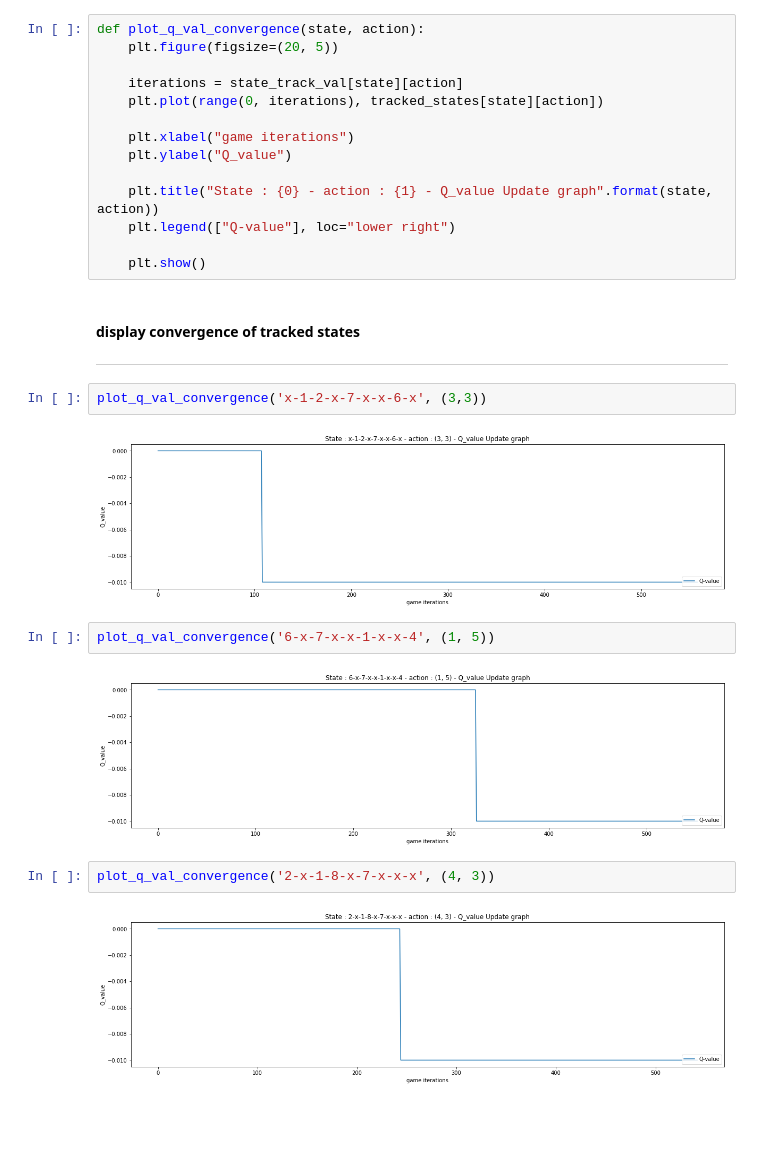
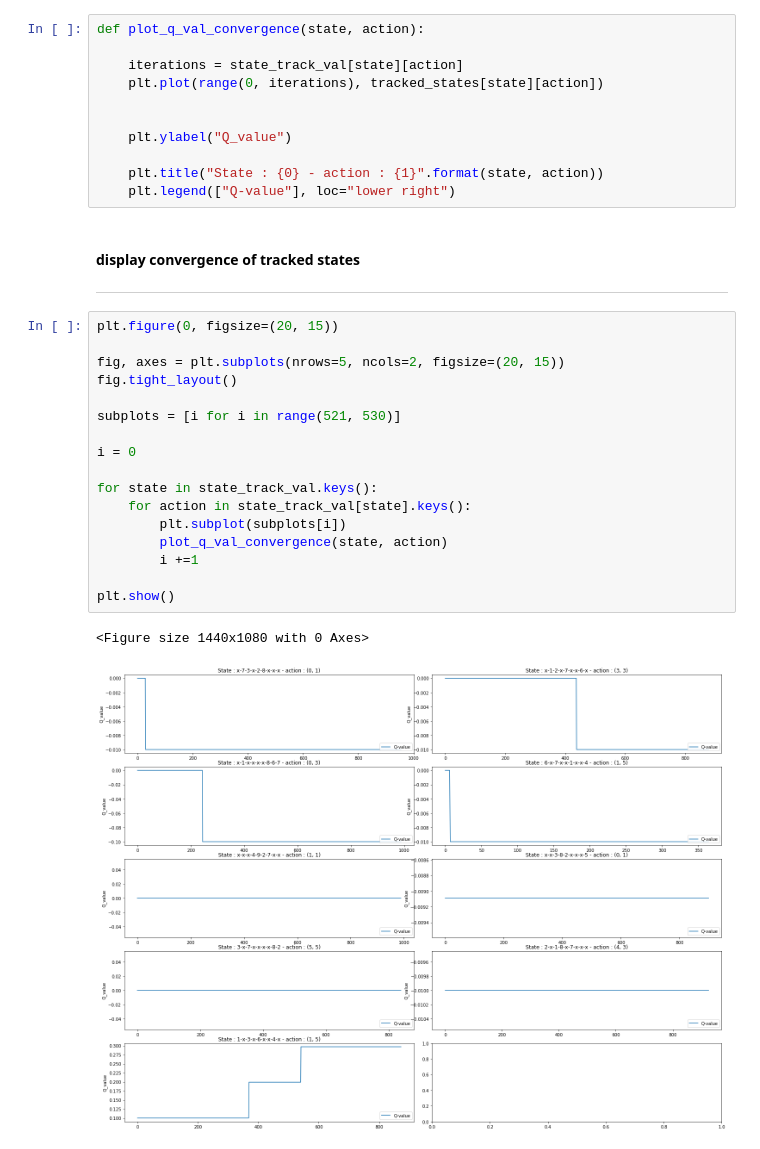
Before and after one commit to dhrubach/rl-tic-tac-toe, a Jupyter notebook: tc_agent.ipynb, the cells around one changed output. Drawn from its saved outputs; the diff is of its cells as text; blank space fills up the shorter version.

```diff
--- a/tc_agent.ipynb
+++ b/tc_agent.ipynb
@@ -475,30 +492,35 @@ defaultdict(dict,
 ---
 # %%
 def plot_q_val_convergence(state, action):
-    plt.figure(figsize=(20, 5))
 
     iterations = state_track_val[state][action]
     plt.plot(range(0, iterations), tracked_states[state][action])
 
-    plt.xlabel("game iterations")
+
     plt.ylabel("Q_value")
 
-    plt.title("State : {0} - action : {1} - Q_value Update graph".format(state, action))
+    plt.title("State : {0} - action : {1}".format(state, action))
     plt.legend(["Q-value"], loc="lower right")
-
-    plt.show()
 # %% [markdown]
 #### display convergence of tracked states
 ---
-# %%
-plot_q_val_convergence('x-1-2-x-7-x-x-6-x', (3,3))
-# %% [output]
-[figure, removed]
-# %%
-plot_q_val_convergence('6-x-7-x-x-1-x-x-4', (1, 5))
-# %% [output]
-[figure, removed]
-# %%
-plot_q_val_convergence('2-x-1-8-x-7-x-x-x', (4, 3))
-# %% [output]
-[figure, removed]
+# %%
+plt.figure(0, figsize=(20, 15))
+
+fig, axes = plt.subplots(nrows=5, ncols=2, figsize=(20, 15))
+fig.tight_layout()
+
+subplots = [i for i in range(521, 530)]
+
+i = 0
+
+for state in state_track_val.keys():
+    for action in state_track_val[state].keys():
+        plt.subplot(subplots[i])
+        plot_q_val_convergence(state, action)
+        i +=1
+
+plt.show()
+# %% [output]
+<Figure size 1440x1080 with 0 Axes>
+[figure, added]
```
Also changed, not shown: parts of 13 cells of this notebook, 1 other file.
